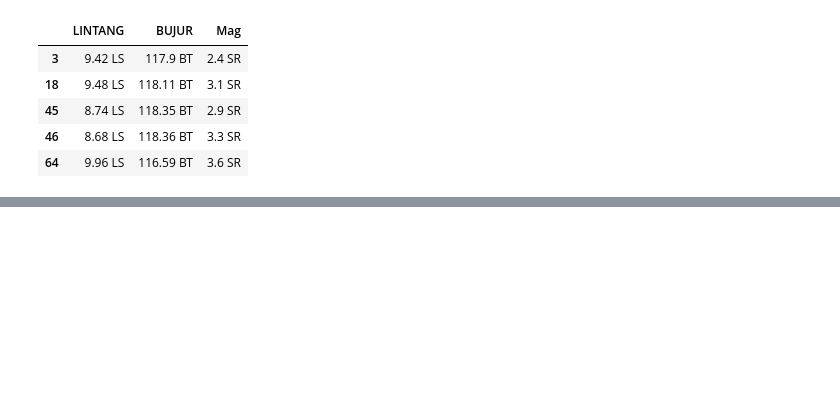
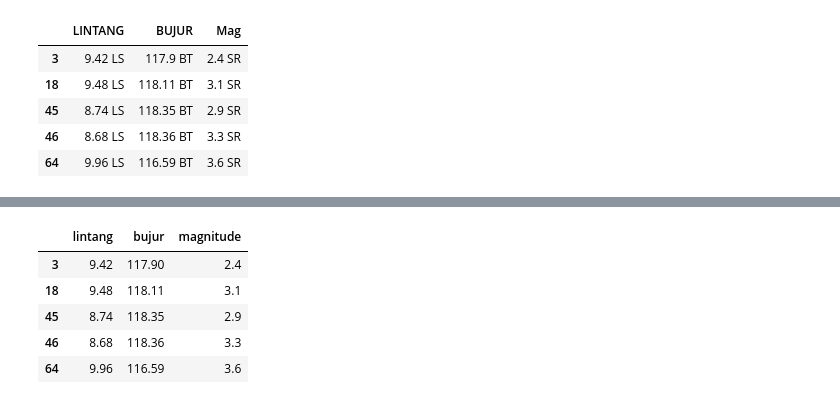
Before and after one commit to ilyasIrfan/AIB-Project, a Jupyter notebook: dataCenter.ipynb, the cells around one changed output, grey strips where cells are left out. Saved outputs shown, nothing was run; the diff lists cells and outputs as text; code cells hidden in the pictures; blank space fills up the shorter version.

```diff
--- a/dataCenter.ipynb
+++ b/dataCenter.ipynb
@@ -84,0 +122,9 @@ sns.clustermap(
+# %%
+df_sumbawa.head()
+# %% [output]
+|  | lintang | bujur | magnitude |
+| 3 | 9.42 | 117.90 | 2.4 |
+| 18 | 9.48 | 118.11 | 3.1 |
+| 45 | 8.74 | 118.35 | 2.9 |
+| 46 | 8.68 | 118.36 | 3.3 |
+| 64 | 9.96 | 116.59 | 3.6 |
```
Also changed, not shown: parts of 13 cells of this notebook.
